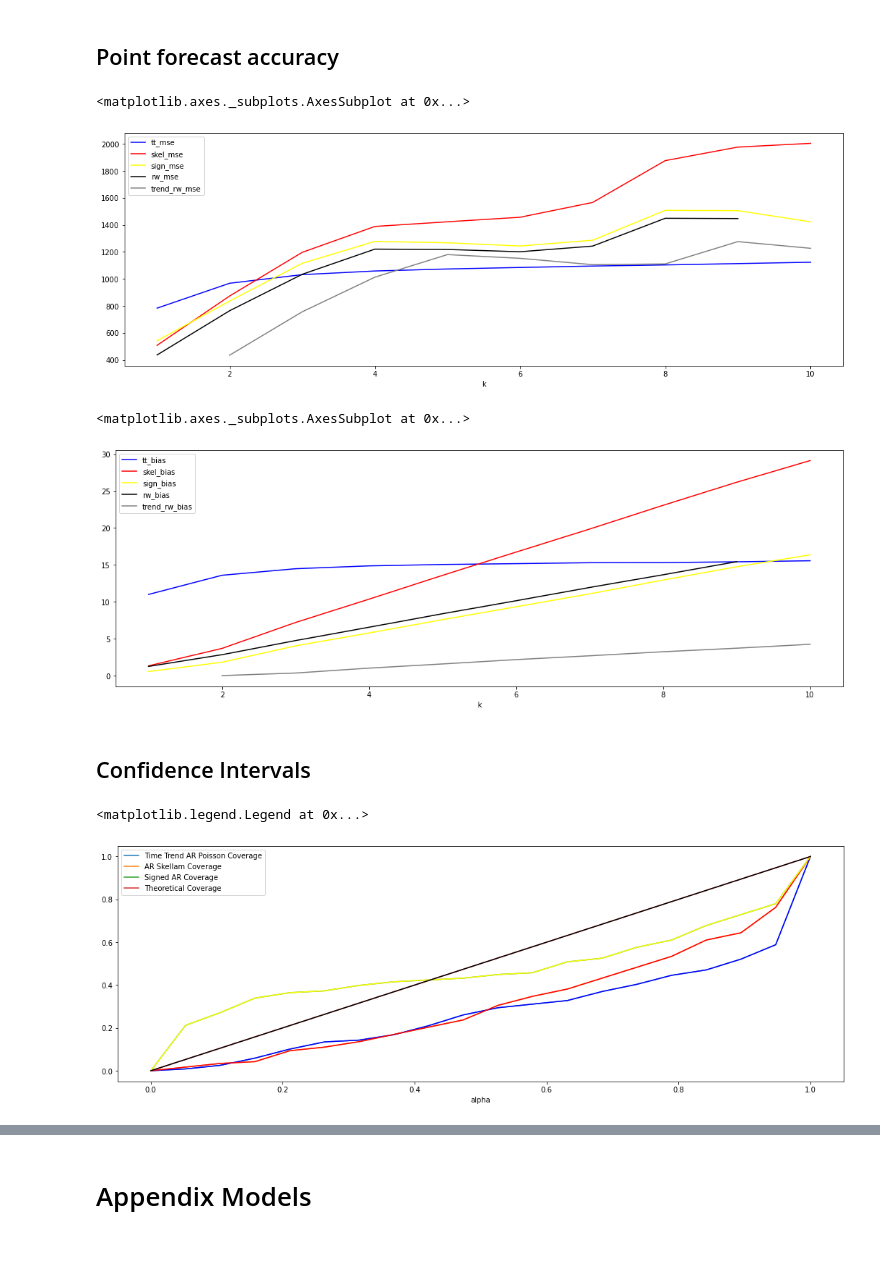
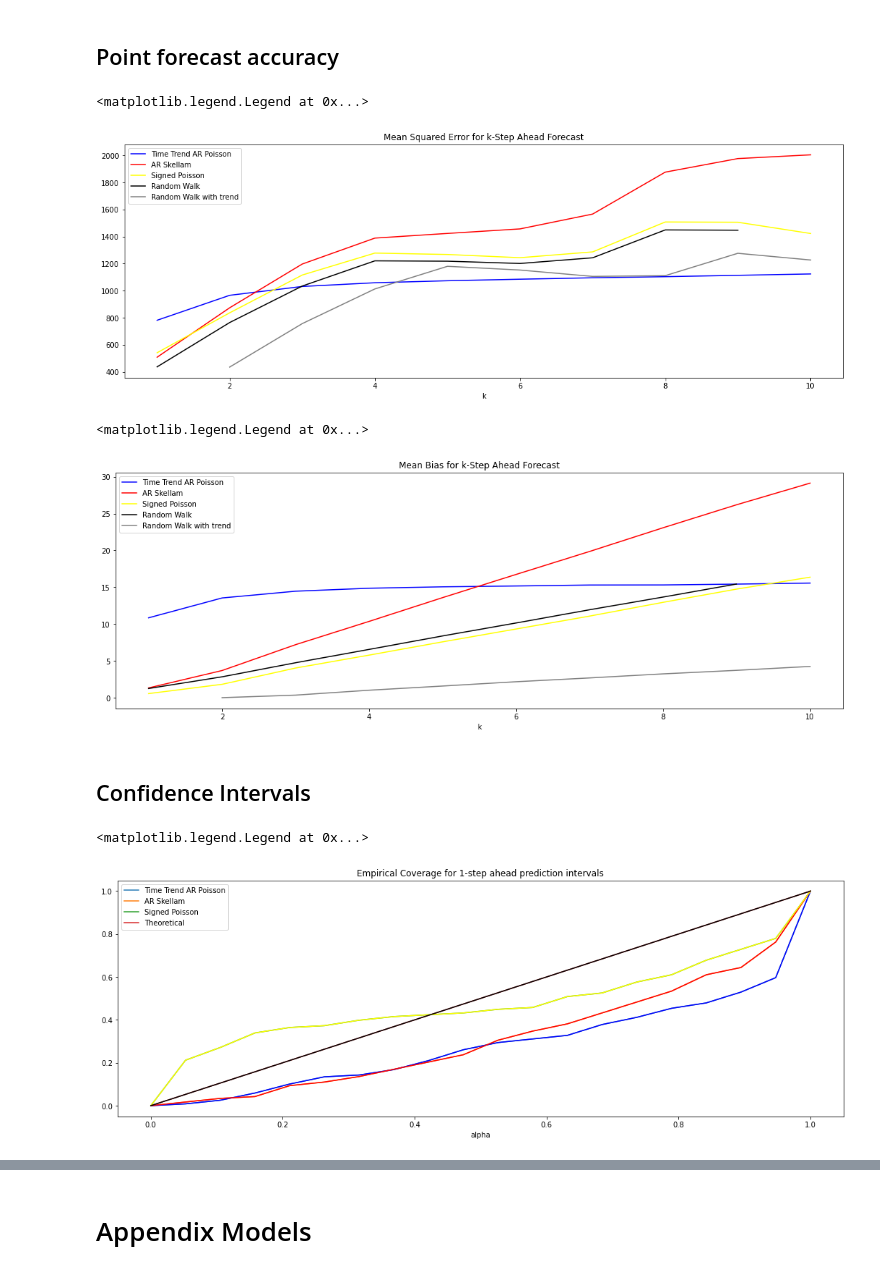
Before and after one commit to JonRMichel/difference_count_data, a Jupyter notebook: la crime data analysis.ipynb, the cells around one changed output, grey strips where cells are left out. Drawn from its saved outputs; the diff is of its cells as text; code cells hidden in the pictures.

Commit message:
added some names

```diff
--- a/la crime data analysis.ipynb
+++ b/la crime data analysis.ipynb
@@ -7,8 +7,8 @@ from scipy.optimize import minimize_scalar
 from scipy.stats import poisson
 from scipy.stats import skellam
 # %%
-crime_data = pd.read_excel('C:/Users/michelj8/Documents/GitHub/expo_smooth_lasso/integer_valued_ts/crime_480_data.xlsx')
-# crime_data = pd.read_excel('C:/Users/michelj8/Documents/GitHub/z-values-series/813_crimes.xlsx')
+# crime_data = pd.read_excel('C:/Users/michelj8/Documents/GitHub/expo_smooth_lasso/integer_valued_ts/crime_480_data.xlsx')
+crime_data = pd.read_excel('C:/Users/michelj8/Documents/GitHub/integer_valued_ts/crime_480_data.xlsx')
 # "C:\Users\michelj8\Documents\GitHub\z-values-series\crime_230_data.xlsx"
 # "C:\Users\michelj8\Documents\GitHub\expo_smooth_lasso\integer_valued_ts\crime_888_data.xlsx"
 # %%
@@ -662,19 +662,21 @@ for k in range(1,10):
 # %%
 fig, ax = plt.subplots(figsize = (18,6))
 
 mse_names = ['tt_mse','skel_mse','sign_mse','rw_mse','trend_rw_mse']
-forecast_df[mse_names].plot(ax= ax, color = ['blue', 'red', 'yellow', 'black','gray'])
+forecast_df[mse_names].plot(ax= ax, color = ['blue', 'red', 'yellow', 'black','gray'], title ='Mean Squared Error for k-Step Ahead Forecast')
+ax.legend(['Time Trend AR Poisson', 'AR Skellam', 'Signed Poisson','Random Walk','Random Walk with trend'])
 # %% [output]
-<matplotlib.axes._subplots.AxesSubplot at 0x...>
+<matplotlib.legend.Legend at 0x...>
-[figure, old version]
+[figure, new version]
 # %%
 fig, ax = plt.subplots(figsize = (18,6))
 
 bias_names = ['tt_bias','skel_bias','sign_bias','rw_bias','trend_rw_bias']
-forecast_df[bias_names].plot(ax= ax, color = ['blue', 'red', 'yellow', 'black','gray'])
+forecast_df[bias_names].plot(ax= ax, color = ['blue', 'red', 'yellow', 'black','gray'], title ='Mean Bias for k-Step Ahead Forecast')
+ax.legend(['Time Trend AR Poisson', 'AR Skellam', 'Signed Poisson','Random Walk','Random Walk with trend'])
 # %% [output]
-<matplotlib.axes._subplots.AxesSubplot at 0x...>
+<matplotlib.legend.Legend at 0x...>
-[figure, old version]
+[figure, new version]
 # %% [markdown]
 ## Confidence Intervals
 # %%
@@ -717,11 +719,11 @@ ci_cover_df['Theoretical_Coverage'] = np.linspace(0,1,grid_size)
 fig, ax = plt.subplots(figsize = (18,6))
 ci_cover_df.plot(ax = ax)
 
-ci_cover_df.plot(ax = ax,  color = ['blue', 'red', 'yellow','black'])
-ax.legend(['Time Trend AR Poisson Coverage', 'AR Skellam Coverage','Signed AR Coverage', 'Theoretical Coverage'])
+ci_cover_df.plot(ax = ax,  color = ['blue', 'red', 'yellow','black'], title ='Empirical Coverage for 1-step ahead prediction intervals')
+ax.legend(['Time Trend AR Poisson', 'AR Skellam', 'Signed Poisson', 'Theoretical'])
 # %% [output]
 <matplotlib.legend.Legend at 0x...>
-[figure, old version]
+[figure, new version]
 # %%
 ci_length_df = pd.DataFrame(columns = ['alpha','tt_ar','skellam','signed','empirical']).set_index('alpha')
 grid_size = 20
```
Also changed, not shown: parts of 4 cells of this notebook.
